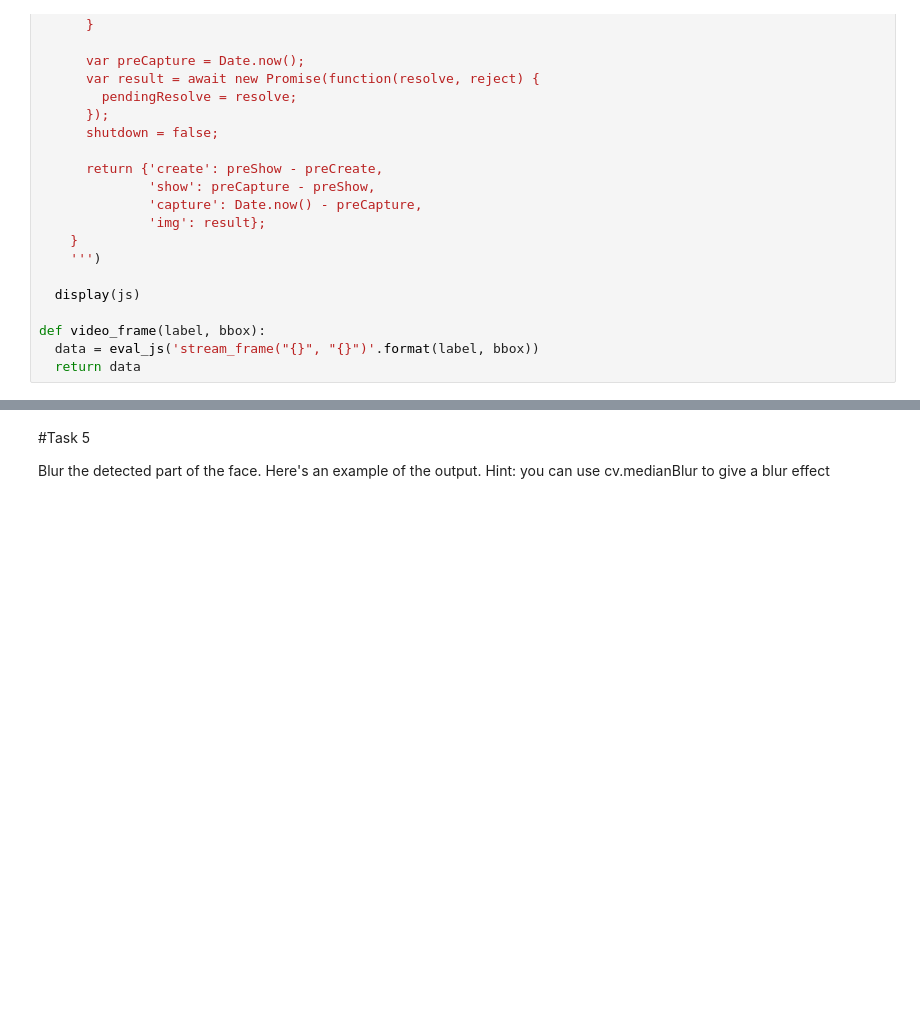
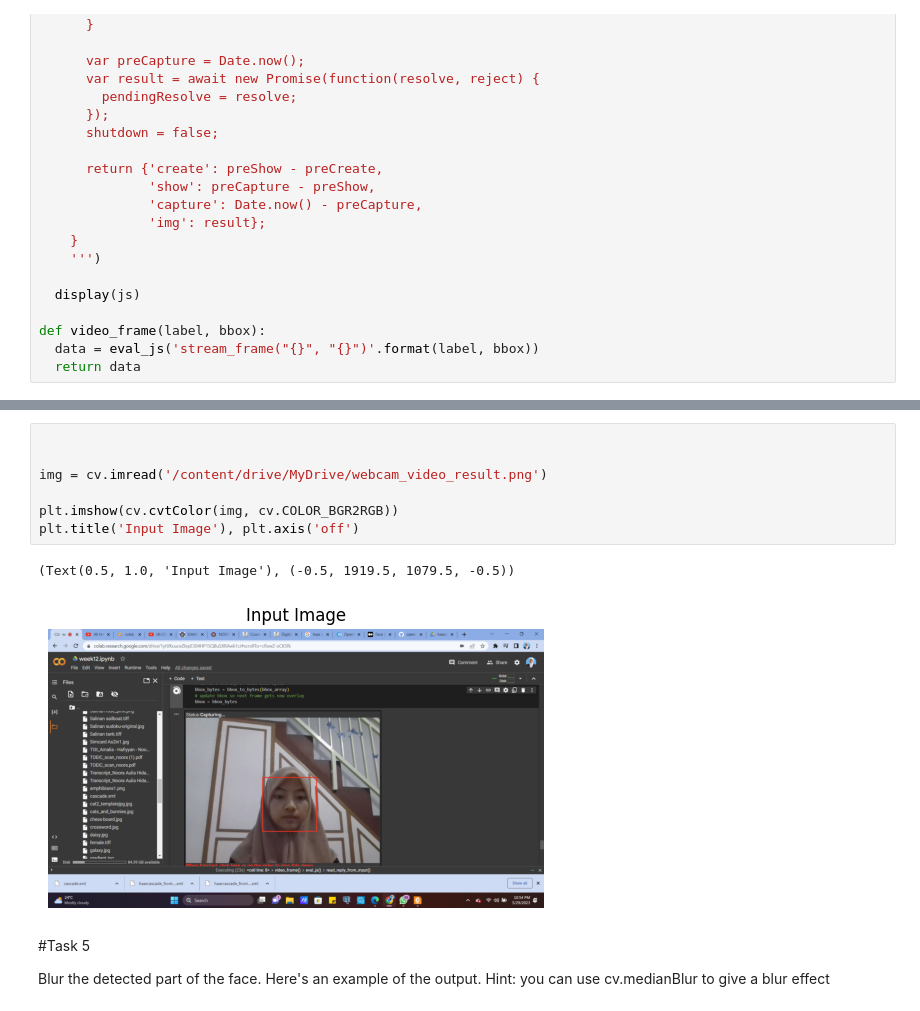
Before and after one commit to noora20FH/PCVK, a Jupyter notebook: week12.ipynb, the cells around one changed output, grey strips where cells are left out. Saved outputs shown, nothing was run; the diff lists cells and outputs as text; blank space fills up the shorter version.

```diff
--- a/week12.ipynb
+++ b/week12.ipynb
@@ -563,6 +563,16 @@ while True:
     bbox = bbox_bytes
 # %% [output]
 [interactive output not drawn]
+# %%
+
+
+img = cv.imread('/content/drive/MyDrive/webcam_video_result.png')
+
+plt.imshow(cv.cvtColor(img, cv.COLOR_BGR2RGB))
+plt.title('Input Image'), plt.axis('off')
+# %% [output]
+(Text(0.5, 1.0, 'Input Image'), (-0.5, 1919.5, 1079.5, -0.5))
+[figure, added]
 # %% [markdown]
 #Task 5
 
```
